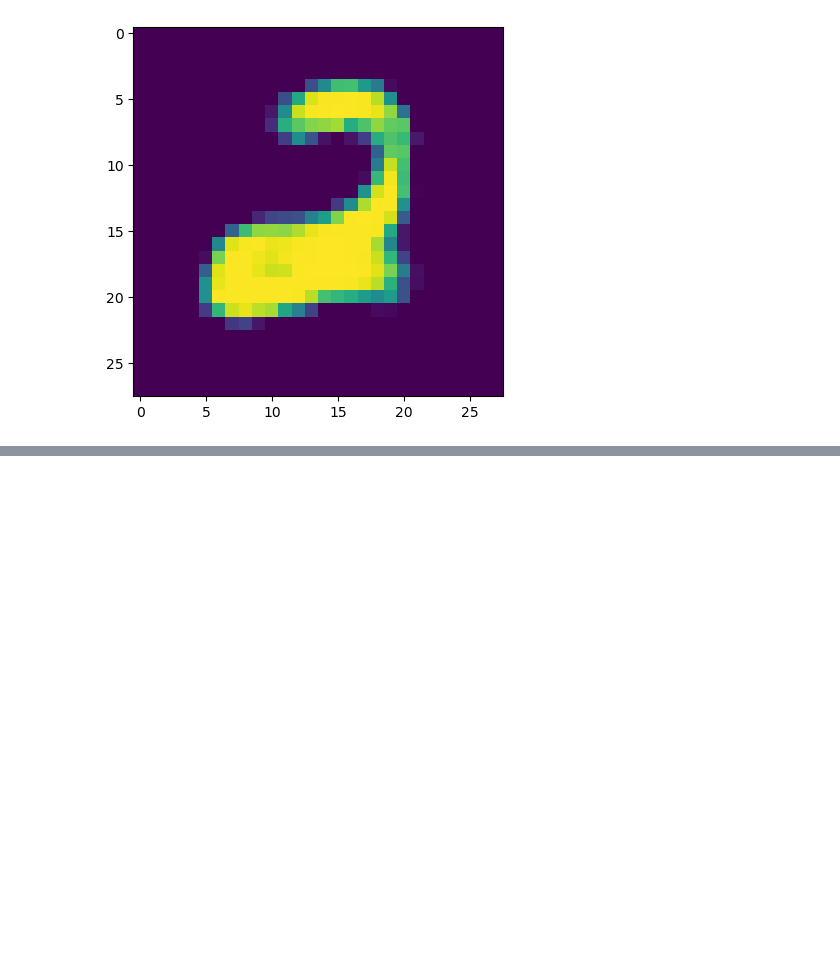
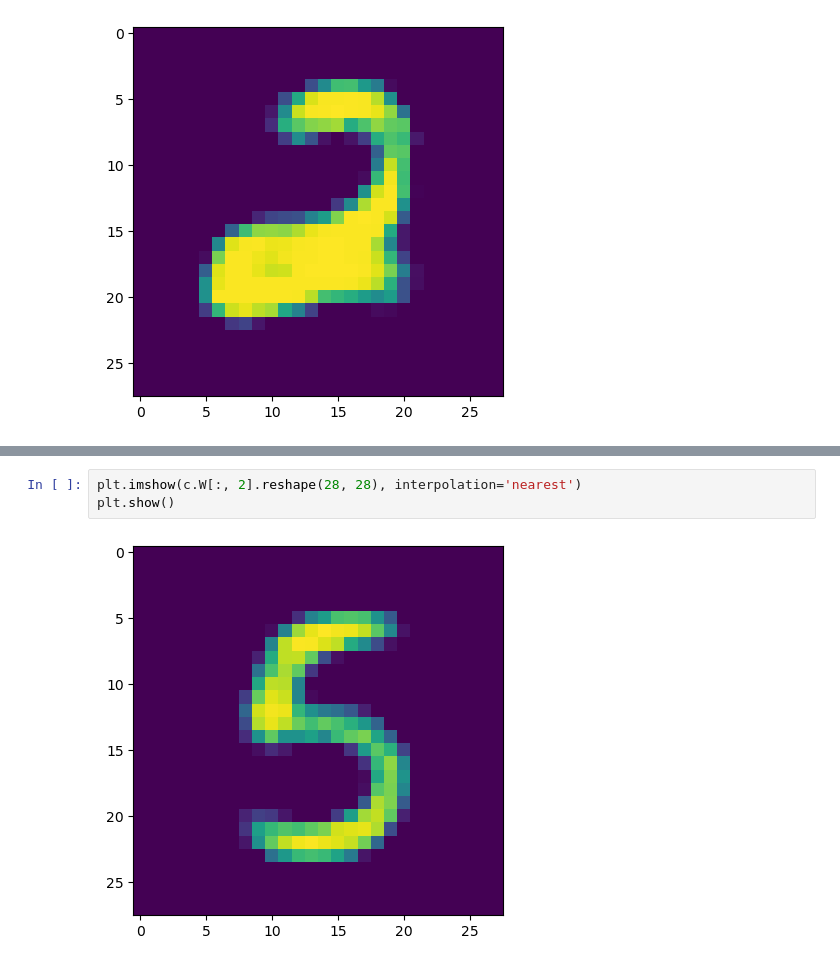
Before and after one commit to YuntianW/ECE236A, a Jupyter notebook: Task2_Demo.ipynb, the cells around one changed output, grey strips where cells are left out. Drawn from its saved outputs; the diff is of its cells as text; blank space fills up the shorter version.

```diff
--- a/Task2_Demo.ipynb
+++ b/Task2_Demo.ipynb
@@ -86,0 +119,5 @@ plt.show()
+# %%
+plt.imshow(c.W[:, 2].reshape(28, 28), interpolation='nearest')
+plt.show()
+# %% [output]
+[figure, added]
```
Also changed, not shown: parts of 4 cells of this notebook, 2 other files.
